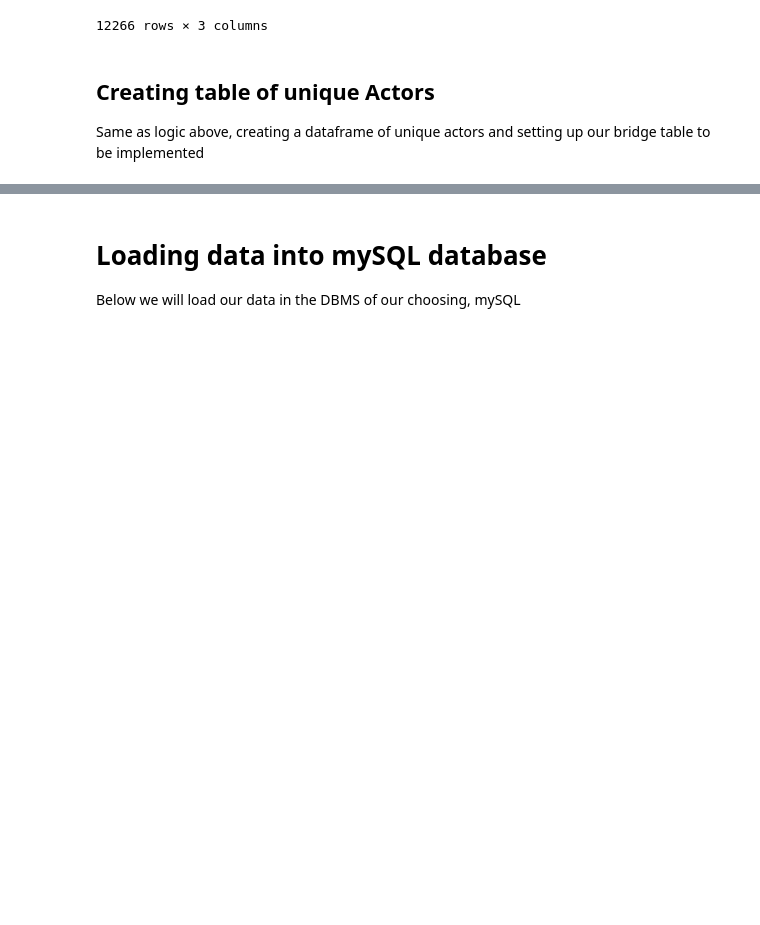
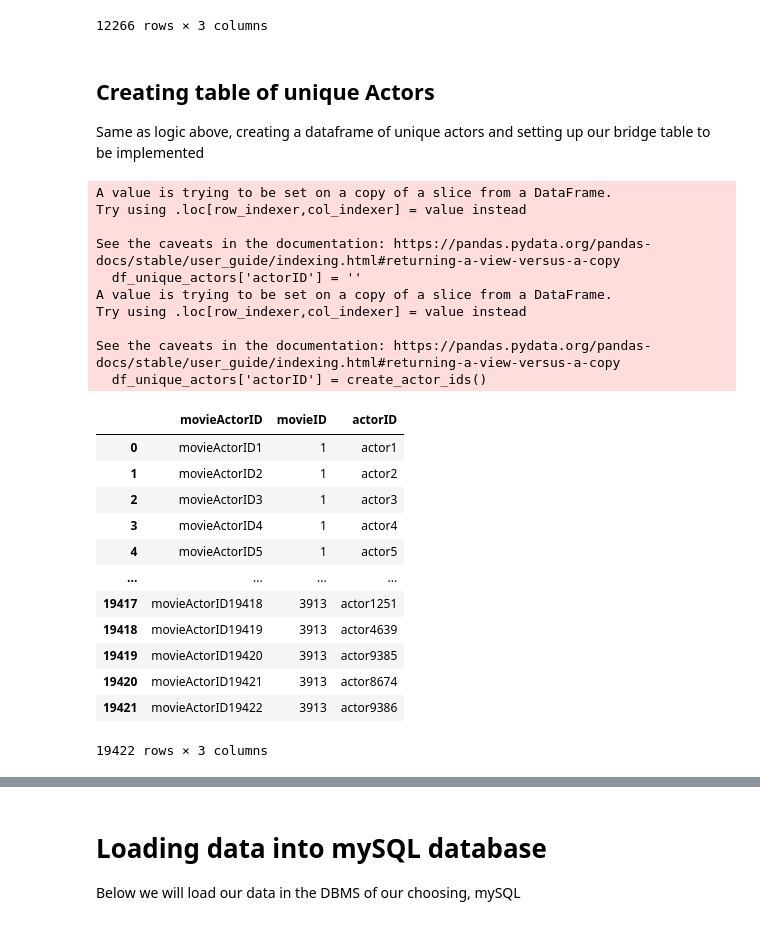
Before and after one commit to yazzylazy/Top-5000-TMDB-Movies-Analysis, a Jupyter notebook: etl_script.ipynb, the cells around one changed output, grey strips where cells are left out. Cells and saved outputs as stored; diff of their text form; code cells hidden in the pictures; blank space fills up the shorter version.

Commit message:
Finished data staging (Surrogate key, Countries, Companies, Actors and Crew)

```diff
--- a/etl_script.ipynb
+++ b/etl_script.ipynb
@@ -335,11 +335,10 @@ def loadCast(cast,members):
 
 				# add table row to end of dataframe
 				cast.loc[len(cast)] = new_row
-	cast.drop(0)
 	return cast
 # %%
-actors = pd.DataFrame({"movie_id":"","name":"","gender":"","role":""},index=[0])
-crew = pd.DataFrame({"movie_id":"","name":"","gender":"","role":""},index=[0])
+actors = pd.DataFrame(columns=['movie_id', 'name', 'gender', 'role'])
+crew = pd.DataFrame(columns=['movie_id', 'name', 'gender', 'role'])
 
 actors_extracted = loadCast(actors,"cast")
 crew_extracted = loadCast(crew,"crew")
@@ -579,0 +540,54 @@ df_movies_to_companies # resulting bridge dataframe
+# %%
+# Create new dataframe based on extracted actors, dropping duplicates
+df_unique_actors = actors_extracted.drop_duplicates(subset=['name', 'gender', 'role']) # unique list of actors
+# Adding surrogate key (later to be used as Primary key)
+df_unique_actors['actorID'] = ''
+
+# Populate surrogate key column
+def create_actor_ids():
+    ids = []
+    for i in range(len(df_unique_actors)):
+        ids.append('actor' + str(i+1))
+    return ids
+
+df_unique_actors['actorID'] = create_actor_ids()
+
+df_movies_to_actors = pd.DataFrame(columns=['movieActorID', 'movieID', 'actorID'])
+
+movie_actor_df = df_movies[['Surrogate Key', 'id']]
+
+mact_id = 1
+for index,row in movie_actor_df.iterrows():
+    actors = actors_extracted.loc[actors_extracted['movie_id'] == row['id']]
+    for i,r in actors.iterrows():
+        id = 'movieActorID' + str(mact_id)
+        mact_id += 1
+        act_id = df_unique_actors.loc[(df_unique_actors['name'] == r['name']) & (df_unique_actors['gender'] == r['gender']), 'actorID'].iloc[0]
+        tmp = {'movieActorID': id, 'movieID': row['Surrogate Key'], 'actorID': act_id}
+        df_movies_to_actors.loc[len(df_movies_to_actors)] = tmp
+
+df_movies_to_actors
+# %% [output]
+A value is trying to be set on a copy of a slice from a DataFrame.
+Try using .loc[row_indexer,col_indexer] = value instead
+
+See the caveats in the documentation: https://pandas.pydata.org/pandas-docs/stable/user_guide/indexing.html#returning-a-view-versus-a-copy
+  df_unique_actors['actorID'] = ''
+A value is trying to be set on a copy of a slice from a DataFrame.
+Try using .loc[row_indexer,col_indexer] = value instead
+
+See the caveats in the documentation: https://pandas.pydata.org/pandas-docs/stable/user_guide/indexing.html#returning-a-view-versus-a-copy
+  df_unique_actors['actorID'] = create_actor_ids()
+|  | movieActorID | movieID | actorID |
+| 0 | movieActorID1 | 1 | actor1 |
+| 1 | movieActorID2 | 1 | actor2 |
+| 2 | movieActorID3 | 1 | actor3 |
+| 3 | movieActorID4 | 1 | actor4 |
+| 4 | movieActorID5 | 1 | actor5 |
+| ... | ... | ... | ... |
+| 19417 | movieActorID19418 | 3913 | actor1251 |
+| 19418 | movieActorID19419 | 3913 | actor4639 |
+| 19419 | movieActorID19420 | 3913 | actor9385 |
+| 19420 | movieActorID19421 | 3913 | actor8674 |
+| 19421 | movieActorID19422 | 3913 | actor9386 |
+19422 rows × 3 columns
```
Also changed, not shown: parts of 4 cells of this notebook.
